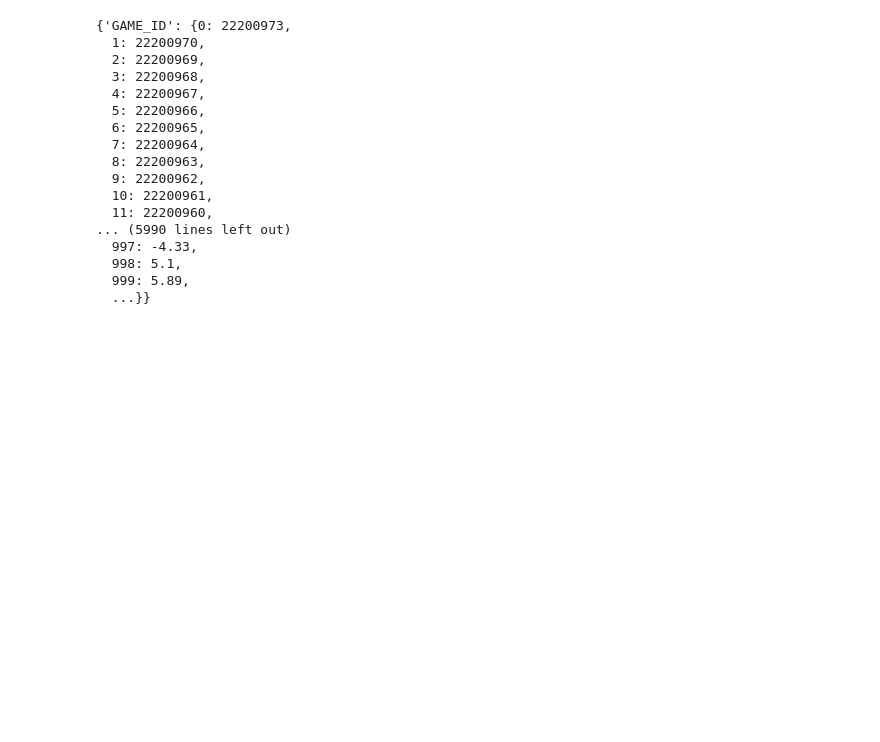
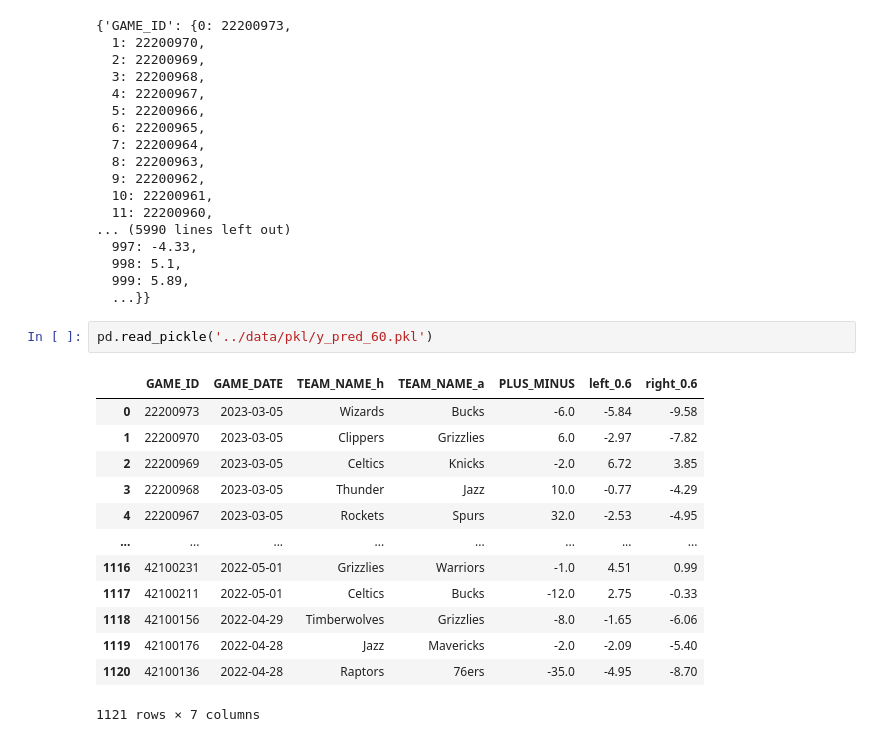
Before and after one commit to alecmatt5/nba_betting_analysis, a Jupyter notebook: backend/notebooks/Ricky_model.ipynb, the cells around one changed output. Cells and saved outputs as stored; diff of their text form; blank space fills up the shorter version.

```diff
--- a/backend/notebooks/Ricky_model.ipynb
+++ b/backend/notebooks/Ricky_model.ipynb
@@ -412,3 +412,19 @@ jsony
   998: 5.1,
   999: 5.89,
   ...}}
+# %%
+pd.read_pickle('../data/pkl/y_pred_60.pkl')
+# %% [output]
+|  | GAME_ID | GAME_DATE | TEAM_NAME_h | TEAM_NAME_a | PLUS_MINUS | left_0.6 | right_0.6 |
+| 0 | 22200973 | 2023-03-05 | Wizards | Bucks | -6.0 | -5.84 | -9.58 |
+| 1 | 22200970 | 2023-03-05 | Clippers | Grizzlies | 6.0 | -2.97 | -7.82 |
+| 2 | 22200969 | 2023-03-05 | Celtics | Knicks | -2.0 | 6.72 | 3.85 |
+| 3 | 22200968 | 2023-03-05 | Thunder | Jazz | 10.0 | -0.77 | -4.29 |
+| 4 | 22200967 | 2023-03-05 | Rockets | Spurs | 32.0 | -2.53 | -4.95 |
+| ... | ... | ... | ... | ... | ... | ... | ... |
+| 1116 | 42100231 | 2022-05-01 | Grizzlies | Warriors | -1.0 | 4.51 | 0.99 |
+| 1117 | 42100211 | 2022-05-01 | Celtics | Bucks | -12.0 | 2.75 | -0.33 |
+| 1118 | 42100156 | 2022-04-29 | Timberwolves | Grizzlies | -8.0 | -1.65 | -6.06 |
+| 1119 | 42100176 | 2022-04-28 | Jazz | Mavericks | -2.0 | -2.09 | -5.40 |
+| 1120 | 42100136 | 2022-04-28 | Raptors | 76ers | -35.0 | -4.95 | -8.70 |
+1121 rows × 7 columns
```
